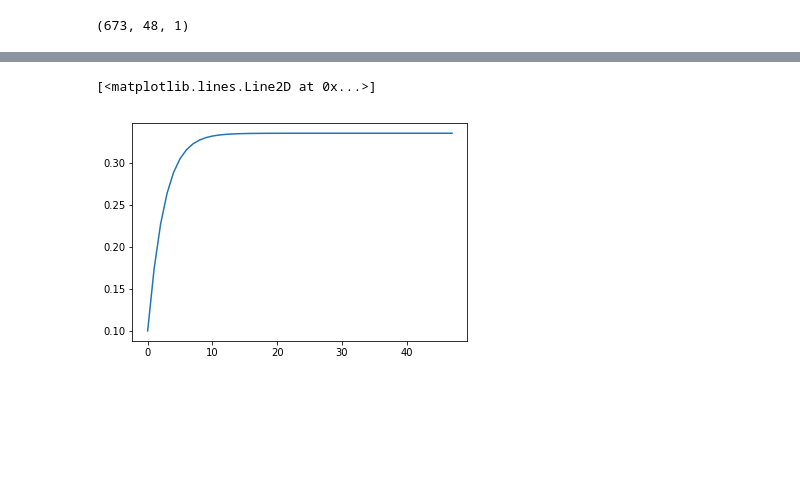
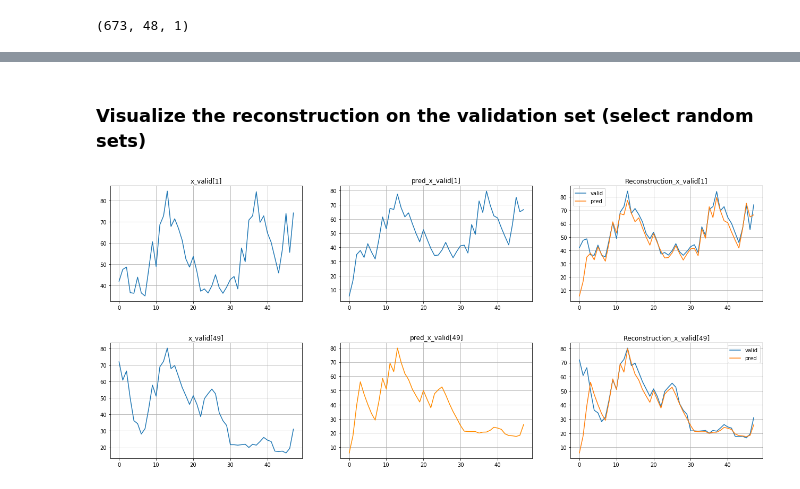
Before and after one commit to LinuxAI-PKU/ml-workspace, a Jupyter notebook: lstm-auto-encoder-counters-data.ipynb, the cells around one changed output, grey strips where cells are left out. Drawn from its saved outputs; the diff is of its cells as text; code cells hidden in the pictures; blank space fills up the shorter version.

```diff
--- a/lstm-auto-encoder-counters-data.ipynb
+++ b/lstm-auto-encoder-counters-data.ipynb
@@ -162,5 +203,42 @@ plt.plot(x_valid[1])
-# %%
-plt.plot(pred_x_valid[1])
-# %% [output]
-[<matplotlib.lines.Line2D at 0x...>]
-[figure, removed]
+# %% [markdown]
+### Visualize the reconstruction on the validation set (select random sets)
+# %%
+# Visualize the reconstruction on validation sequence[1]
+plt.figure(figsize=(22, 4))
+plt.subplot(131)
+plt.plot(x_valid[1])
+plt.title('x_valid[1]')
+plt.grid(True)
+plt.subplot(132)
+plt.plot(pred_x_valid[1])
+plt.title('pred_x_valid[1]')
+plt.grid(True)
+plt.subplot(133)
+plt.plot(x_valid[1], label='valid')
+plt.plot(pred_x_valid[1], label='pred')
+plt.legend(loc='best')
+plt.title('Reconstruction_x_valid[1]')
+plt.grid(True)
+plt.show();
+# %% [output]
+[figure, added]
+# %%
+# Visualize the reconstruction on validation sequence[49]
+plt.figure(figsize=(22, 4))
+plt.subplot(131)
+plt.plot(x_valid[49])
+plt.title('x_valid[49]')
+plt.grid(True)
+plt.subplot(132)
+plt.plot(pred_x_valid[49], color='darkorange')
+plt.title('pred_x_valid[49]')
+plt.grid(True)
+plt.subplot(133)
+plt.plot(x_valid[49], label='valid')
+plt.plot(pred_x_valid[49], label='pred')
+plt.legend(loc='best')
+plt.title('Reconstruction_x_valid[49]')
+plt.grid(True)
+plt.show();
+# %% [output]
+[figure, added]
```
Also changed, not shown: parts of 43 cells of this notebook.
